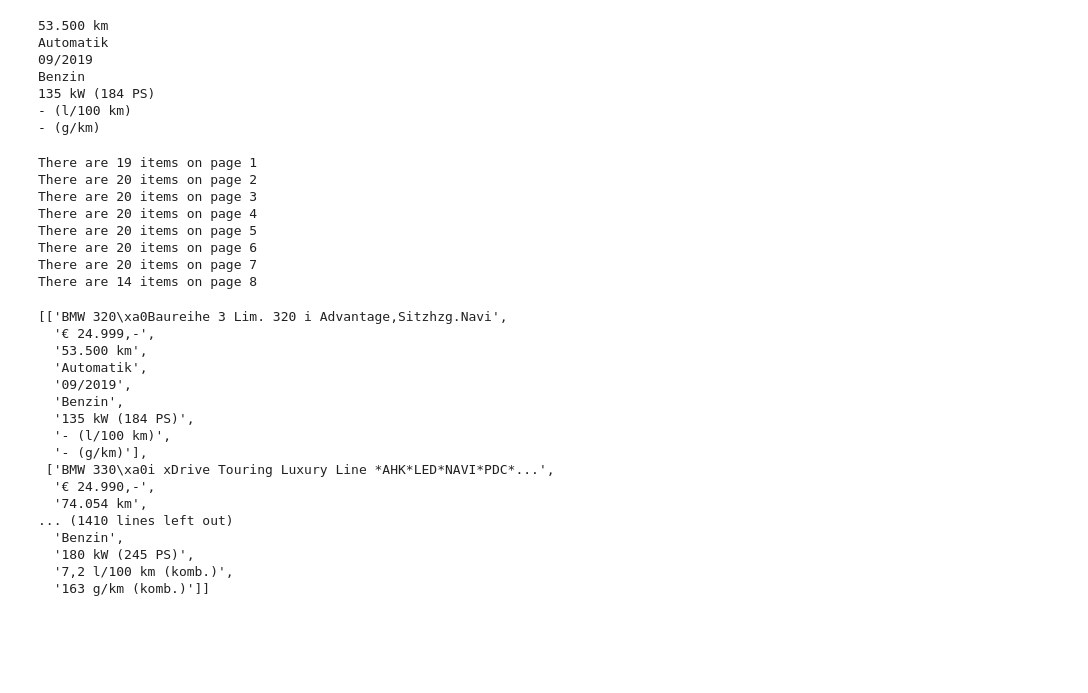
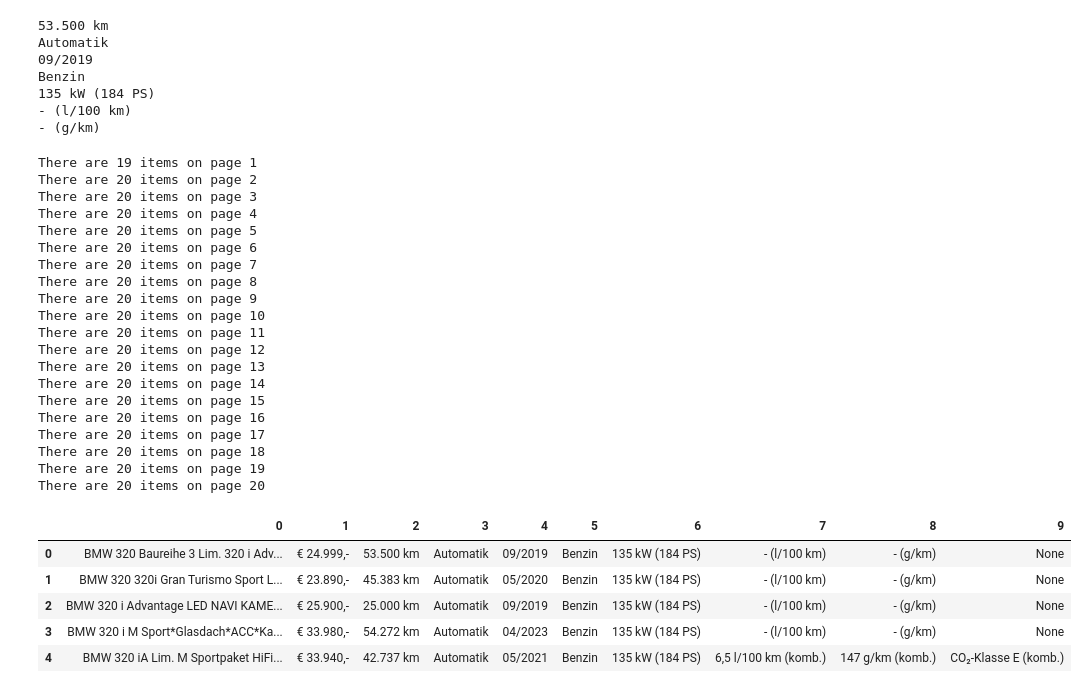
Before and after one commit to hoanghai94923/autoscout24, a Jupyter notebook: code.ipynb, the cells around one changed output. Saved outputs shown, nothing was run; the diff lists cells and outputs as text; code cells hidden in the pictures; blank space fills up the shorter version.

```diff
--- a/code.ipynb
+++ b/code.ipynb
@@ -76,13 +86,13 @@ while items_length > 0:
         lst.append(sub_lst)
 
     page += 1
-    url = "https://www.autoscout24.de/lst/bmw/3er-(alle)?atype=C&cy=D&damaged_listing=exclude&desc=0&fregfrom=2018&fuel=B&kmto=100000&lat=52.13167&lon=11.64032&ocs_listing=include&page=" + str(page) + "&powertype=kw&search_id=1e6tm3xdwgj&sort=standard&source=listpage_pagination&ustate=N%2CU&zip=39104-magdeburg&zipr=100"
+    url = "https://www.autoscout24.de/lst/bmw/320?atype=C&cy=D&damaged_listing=exclude&desc=0&fregfrom=2019&fuel=B&kmto=100000&ocs_listing=include&page=" + str(page) + "&powertype=kw&search_id=17yjpgy01io&sort=standard&source=listpage_pagination&ustate=N%2CU"
     data = requests.get(url)
     html = BeautifulSoup(data.content, 'html.parser')
     items = html.find_all('div', class_="ListItem_wrapper__TxHWu")
     items_length = len(items)
 
-lst
+#There are more than 700 results, however, because of the default setup of the website, the page limit is 20, so below is all we can extract.
 # %% [output]
 There are 19 items on page 1
 There are 20 items on page 2
@@ -91,22 +101,28 @@ There are 20 items on page 4
 There are 20 items on page 5
 There are 20 items on page 6
 There are 20 items on page 7
-There are 14 items on page 8
+There are 20 items on page 8
+There are 20 items on page 9
+There are 20 items on page 10
+There are 20 items on page 11
+There are 20 items on page 12
+There are 20 items on page 13
+There are 20 items on page 14
+There are 20 items on page 15
+There are 20 items on page 16
+There are 20 items on page 17
+There are 20 items on page 18
+There are 20 items on page 19
+There are 20 items on page 20
-[['BMW 320\xa0Baureihe 3 Lim. 320 i Advantage,Sitzhzg.Navi',
-  '€ 24.999,-',
-  '53.500 km',
-  'Automatik',
-  '09/2019',
-  'Benzin',
-  '135 kW (184 PS)',
-  '- (l/100 km)',
-  '- (g/km)'],
- ['BMW 330\xa0i xDrive Touring Luxury Line *AHK*LED*NAVI*PDC*...',
-  '€ 24.990,-',
-  '74.054 km',
-... (1410 lines left out)
-  'Benzin',
-  '180 kW (245 PS)',
-  '7,2 l/100 km (komb.)',
-  '163 g/km (komb.)']]
+# %%
+#Put them into DataFrame
+df = pd.DataFrame(lst)
+df.head()
+# %% [output]
+|  | 0 | 1 | 2 | 3 | 4 | 5 | 6 | 7 | 8 | 9 |
+| 0 | BMW 320 Baureihe 3 Lim. 320 i Adv... | € 24.999,- | 53.500 km | Automatik | 09/2019 | Benzin | 135 kW (184 PS) | - (l/100 km) | - (g/km) | None |
+| 1 | BMW 320 320i Gran Turismo Sport L... | € 23.890,- | 45.383 km | Automatik | 05/2020 | Benzin | 135 kW (184 PS) | - (l/100 km) | - (g/km) | None |
+| 2 | BMW 320 i Advantage LED NAVI KAME... | € 25.900,- | 25.000 km | Automatik | 09/2019 | Benzin | 135 kW (184 PS) | - (l/100 km) | - (g/km) | None |
+| 3 | BMW 320 i M Sport*Glasdach*ACC*Ka... | € 33.980,- | 54.272 km | Automatik | 04/2023 | Benzin | 135 kW (184 PS) | - (l/100 km) | - (g/km) | None |
+| 4 | BMW 320 iA Lim. M Sportpaket HiFi... | € 33.940,- | 42.737 km | Automatik | 05/2021 | Benzin | 135 kW (184 PS) | 6,5 l/100 km (komb.) | 147 g/km (komb.) | CO₂-Klasse E (komb.) |
 # %%
```
Also changed, not shown: parts of 16 cells of this notebook.
